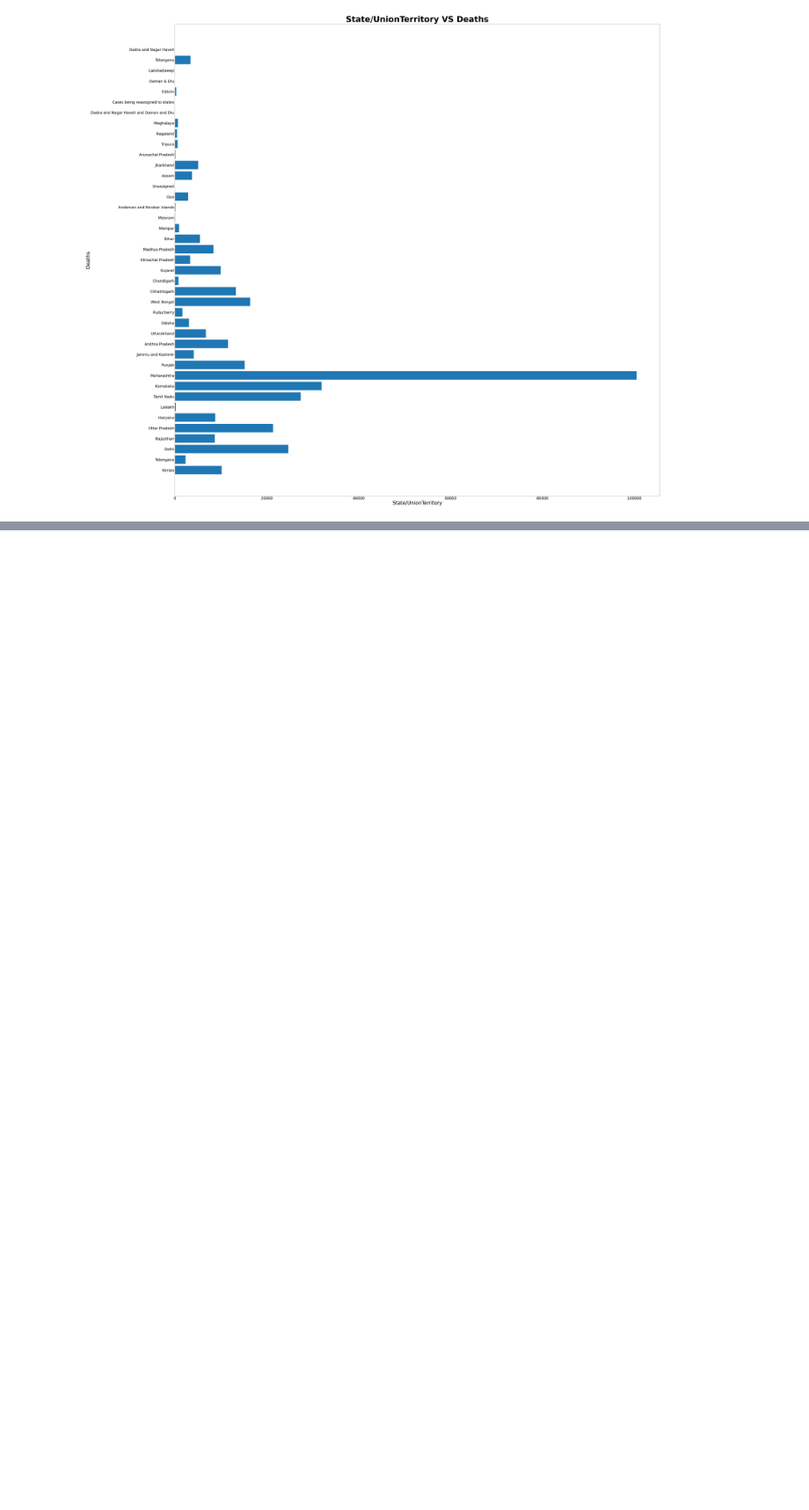
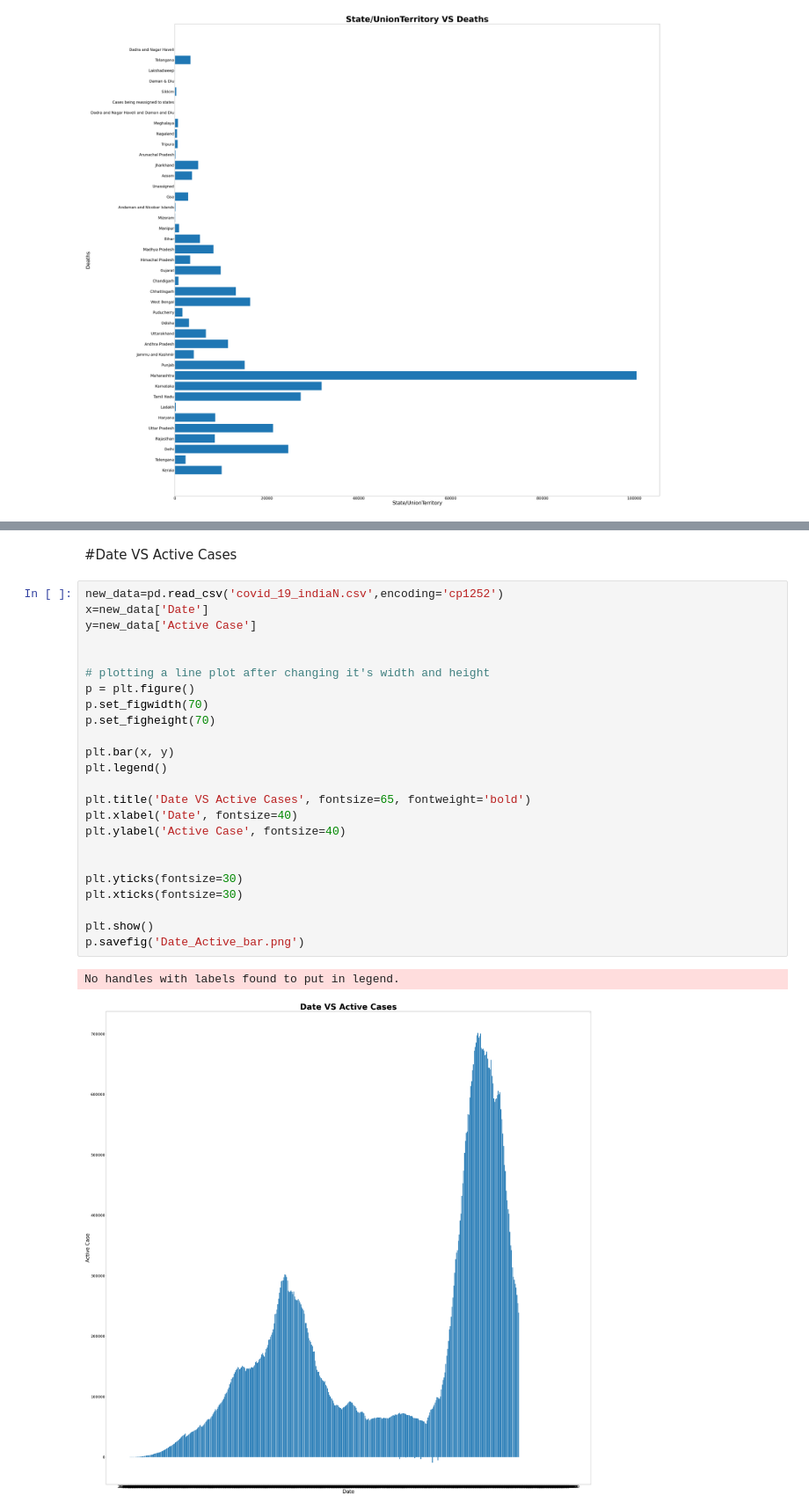
Before and after one commit to jacob-siby/DV_CovData, a Jupyter notebook: DV_cov_data.ipynb, the cells around one changed output, grey strips where cells are left out. Shown at 88% size. Cells and saved outputs as stored; diff of their text form; blank space fills up the shorter version.

```diff
--- a/DV_cov_data.ipynb
+++ b/DV_cov_data.ipynb
@@ -158,0 +167,29 @@ ConversionError: ignored
+# %% [markdown]
+#Date VS Active Cases
+# %%
+new_data=pd.read_csv('covid_19_indiaN.csv',encoding='cp1252')
+x=new_data['Date']
+y=new_data['Active Case']
+
+
+# plotting a line plot after changing it's width and height
+p = plt.figure()
+p.set_figwidth(70)
+p.set_figheight(70)
+
+plt.bar(x, y)
+plt.legend()
+
+plt.title('Date VS Active Cases', fontsize=65, fontweight='bold')
+plt.xlabel('Date', fontsize=40)
+plt.ylabel('Active Case', fontsize=40)
+
+
+plt.yticks(fontsize=30)
+plt.xticks(fontsize=30)
+
+plt.show()
+p.savefig('Date_Active_bar.png')
+# %% [output]
+No handles with labels found to put in legend.
+[figure, added]
```
Also changed, not shown: parts of 18 cells of this notebook.
